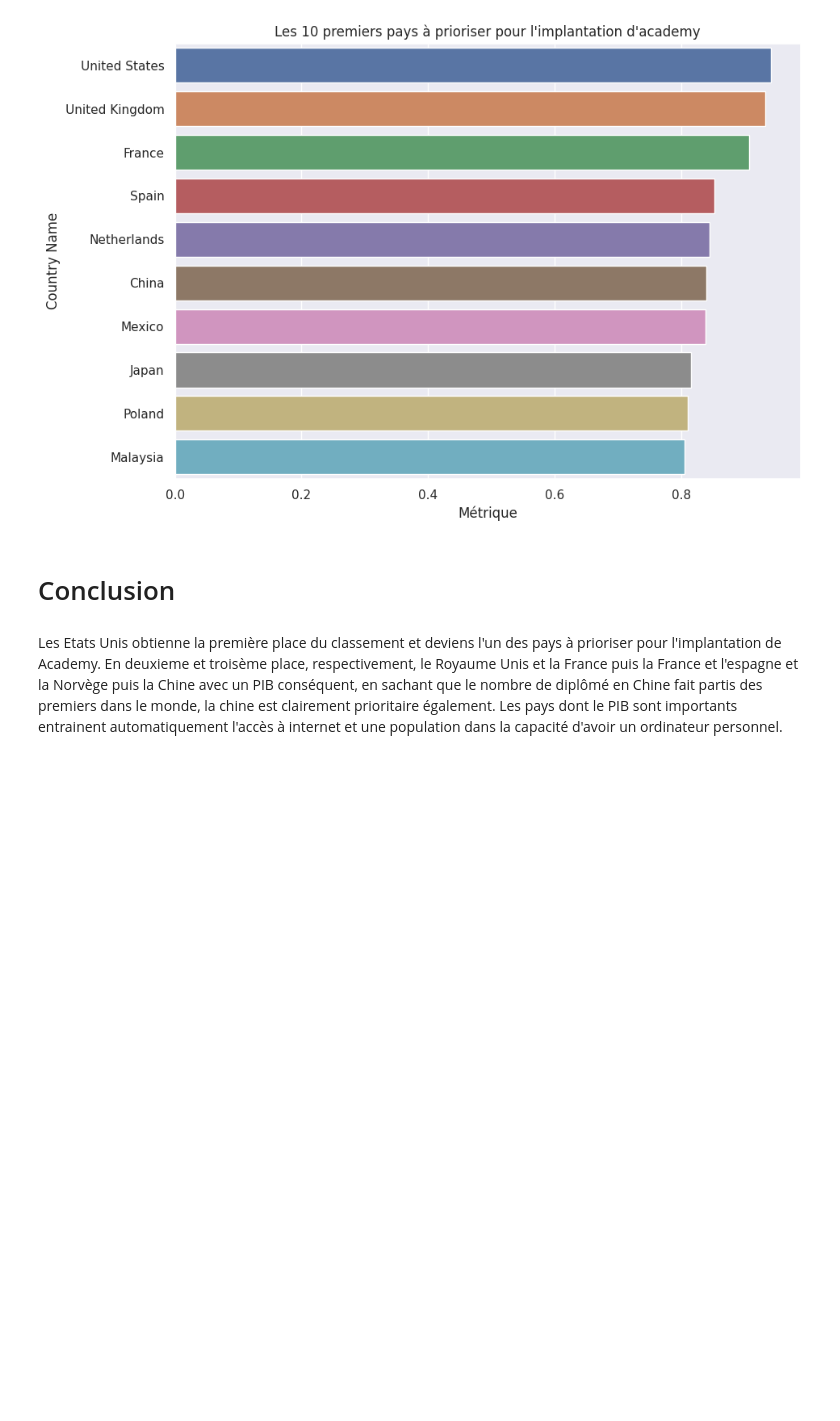
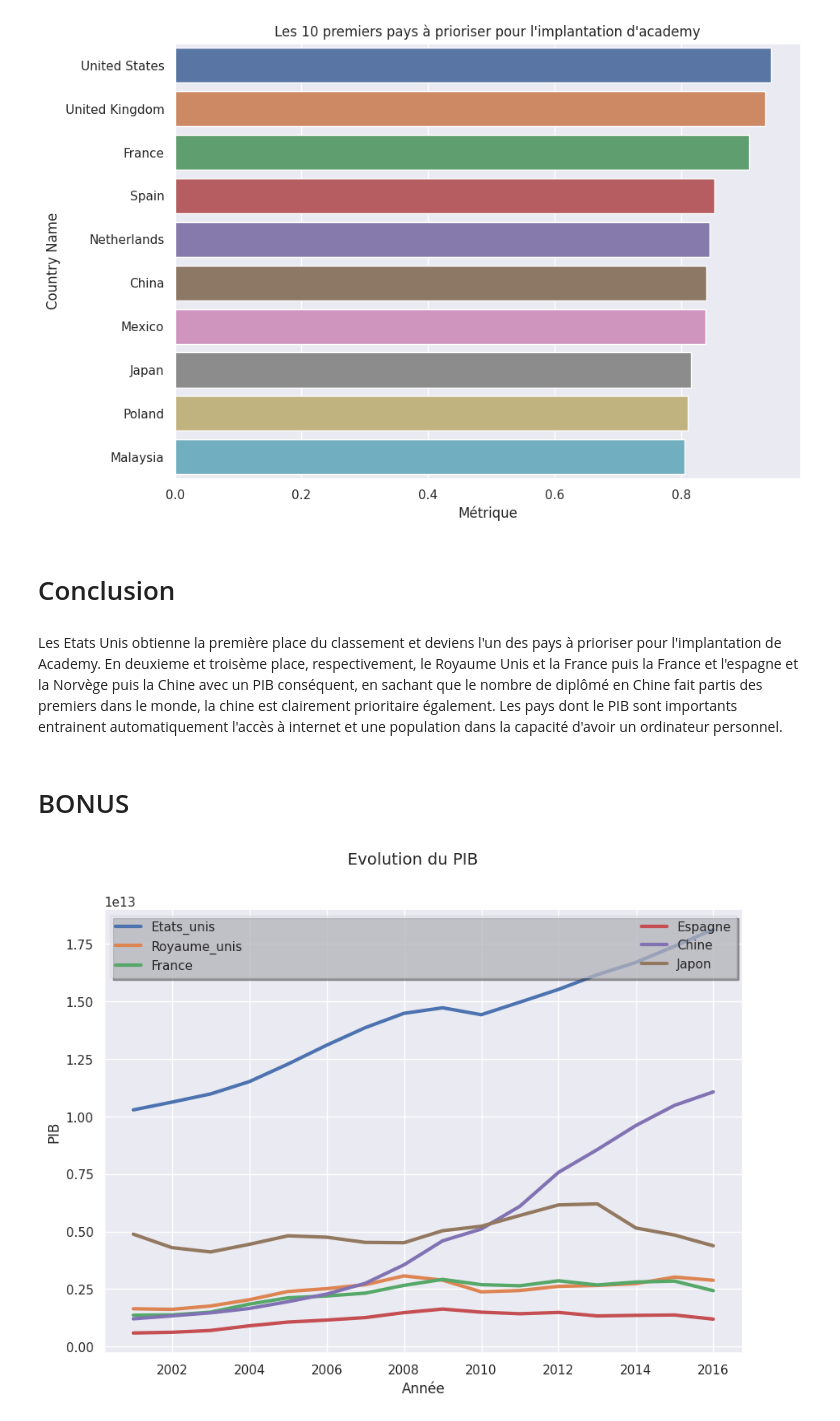
Before and after one commit to Hajoura91coding/Academy_expansion_correction, a Jupyter notebook: correction-expansion-project-academy.ipynb, the cells around one changed output. Saved outputs shown, nothing was run; the diff lists cells and outputs as text; code cells hidden in the pictures; blank space fills up the shorter version.

```diff
--- a/correction-expansion-project-academy.ipynb
+++ b/correction-expansion-project-academy.ipynb
@@ -827,3 +827,40 @@ Text(0.5, 1.0, "Les 10 premiers pays à prioriser pour l'implantation d'academy"
 # Conclusion
 # %% [markdown]
 Les Etats Unis obtienne la première place du classement et deviens l'un des pays à prioriser pour l'implantation de Academy. En deuxieme et troisème place, respectivement, le Royaume Unis et la France puis la France et l'espagne et la Norvège puis la Chine avec un PIB conséquent, en sachant que le nombre de diplômé en Chine fait partis des premiers dans le monde, la chine est clairement prioritaire également. Les pays dont le PIB sont importants entrainent automatiquement l'accès à internet et une population dans la capacité d'avoir un ordinateur personnel.
+# %% [markdown]
+# BONUS
+# %%
+def evol_pib(GPD):
+    fig = plt.figure(figsize=(10, 7))
+    fig.suptitle("Evolution du PIB", fontsize  = 14)
+    Date_Deb = datetime.strptime('2000-01-01','%Y-%m-%d')
+    Date_Fin= datetime.strptime('2015-12-31','%Y-%m-%d')
+    annees_ref = pd.date_range(Date_Deb,Date_Fin,freq='Y')
+
+    Etats_unis   = GPD[GPD['Country Code'] == 'USA'].loc[:,'2000':'2015'].values
+    Royaume_unis = GPD[GPD['Country Code'] == 'GBR'].loc[:,'2000':'2015'].values
+    France       = GPD[GPD['Country Code'] == 'FRA'].loc[:,'2000':'2015'].values
+    Espagne      = GPD[GPD['Country Code'] == 'ESP'].loc[:,'2000':'2015'].values
+    Chine        = GPD[GPD['Country Code'] == 'CHN'].loc[:,'2000':'2015'].values
+    Japon        = GPD[GPD['Country Code'] == 'JPN'].loc[:,'2000':'2015'].values
+
+    plt.plot(annees_ref,Etats_unis.T,linewidth = 3.0, label='Etats_unis')
+    plt.plot(annees_ref,Royaume_unis.T,linewidth = 3.0, label='Royaume_unis')
+
+    plt.plot(annees_ref,France.T,linewidth = 3.0, label='France')
+    plt.plot(annees_ref,Espagne.T,linewidth = 3.0, label='Espagne')
+
+    plt.plot(annees_ref,Chine.T,linewidth = 3.0, label='Chine')
+    plt.plot(annees_ref,Japon.T,linewidth = 3.0, label='Japon')
+
+    plt.xlabel('Année')
+    plt.ylabel('PIB')
+
+    leg = plt.legend(loc='upper center', ncol=2, mode="expand", shadow=True, fancybox=False)
+    leg.get_frame().set_alpha(0.5)
+    plt.show()
+
+
+evol_pib(GPD)
+# %% [output]
+[figure, added]
```
Also changed, not shown: parts of 5 cells of this notebook.
